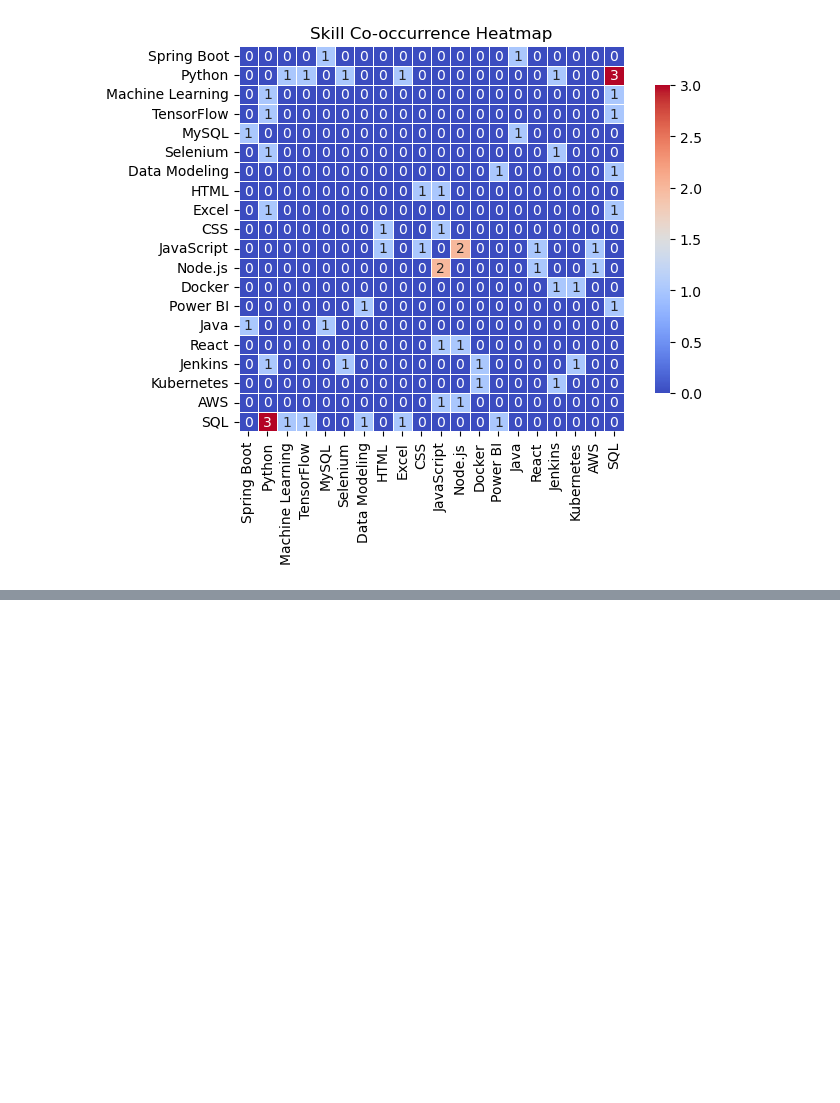
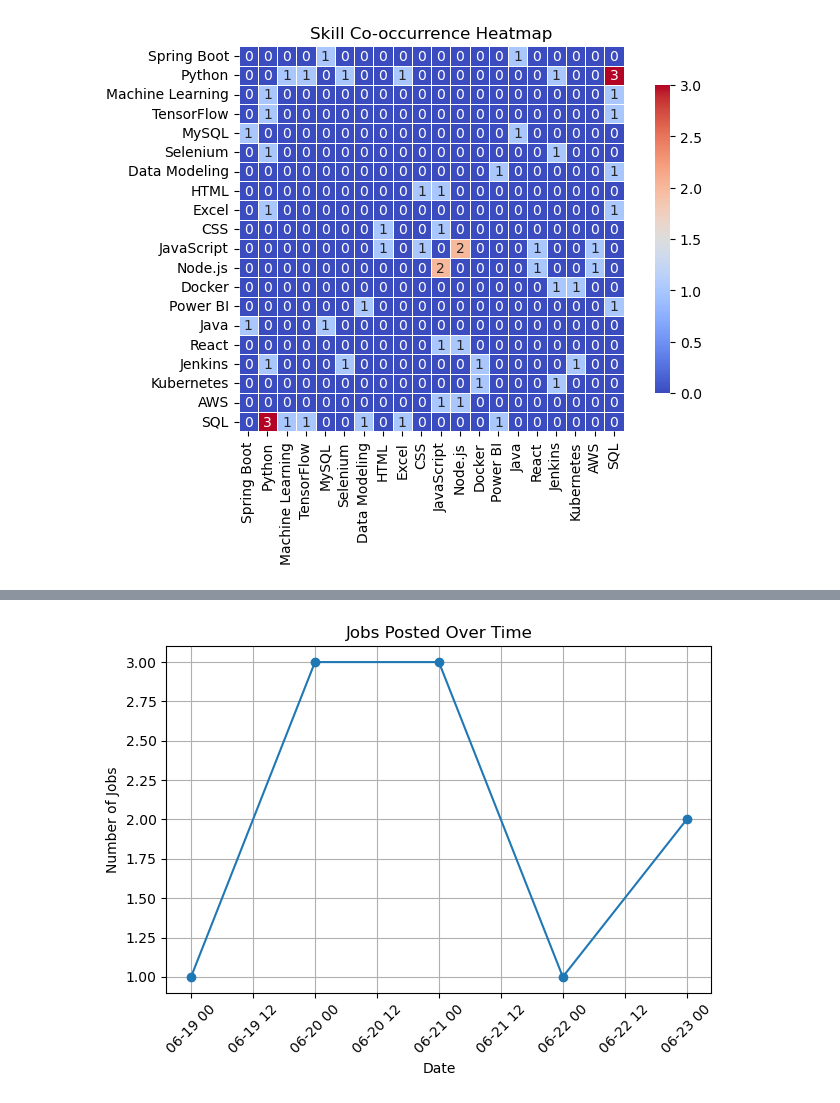
Before and after one commit to ramanadhredy/Canada_Job_Market_Skills_2025, a Jupyter notebook: Job_Market_Analysis.ipynb, the cells around one changed output, grey strips where cells are left out. Drawn from its saved outputs; the diff is of its cells as text; code cells hidden in the pictures; blank space fills up the shorter version.

```diff
--- a/Job_Market_Analysis.ipynb
+++ b/Job_Market_Analysis.ipynb
@@ -136,0 +150,18 @@ Spotting these patterns can help professionals plan smarter learning paths and h
+# %%
+# Convert to datetime
+df['Posted Date'] = pd.to_datetime(df['Posted Date'])
+
+# Count jobs per date
+date_counts = df['Posted Date'].value_counts().sort_index()
+
+# Plot line chart - Number of Jobs by Posted Date
+plt.plot(date_counts.index, date_counts.values, marker='o')
+plt.title("Jobs Posted Over Time")
+plt.xlabel("Date")
+plt.ylabel("Number of Jobs")
+plt.grid(True)
+plt.xticks(rotation=45)
+plt.tight_layout()
+plt.show()
+# %% [output]
+[figure, added]
```
Also changed, not shown: parts of 4 cells of this notebook.
